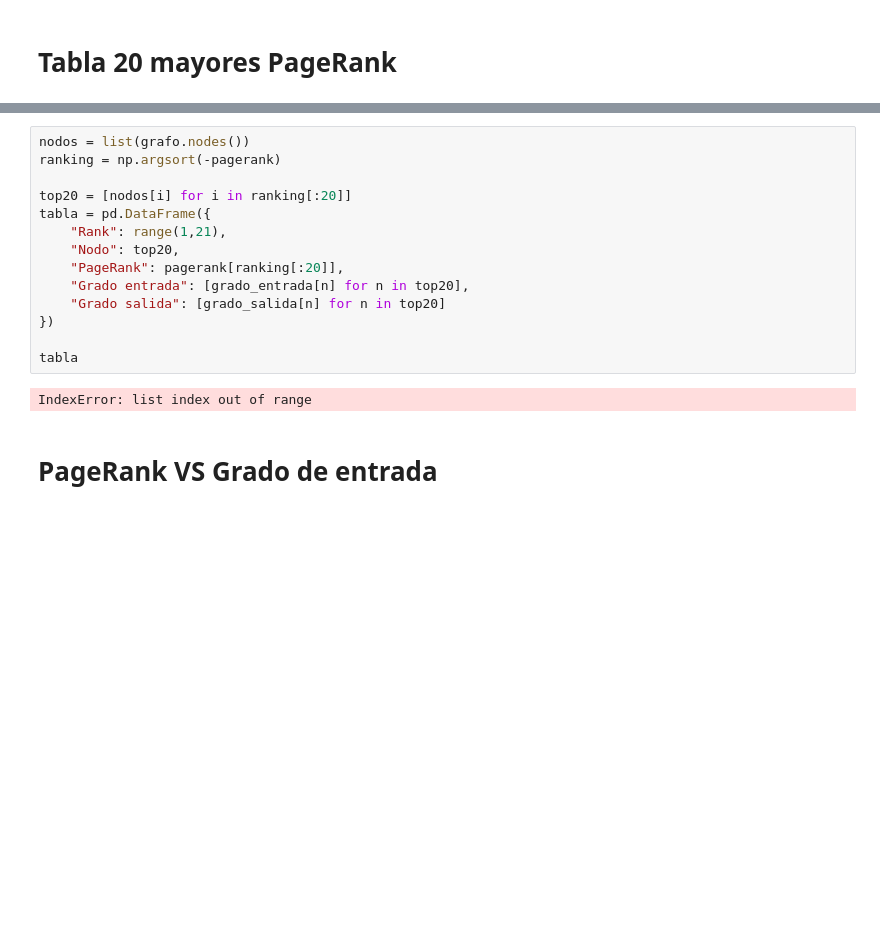
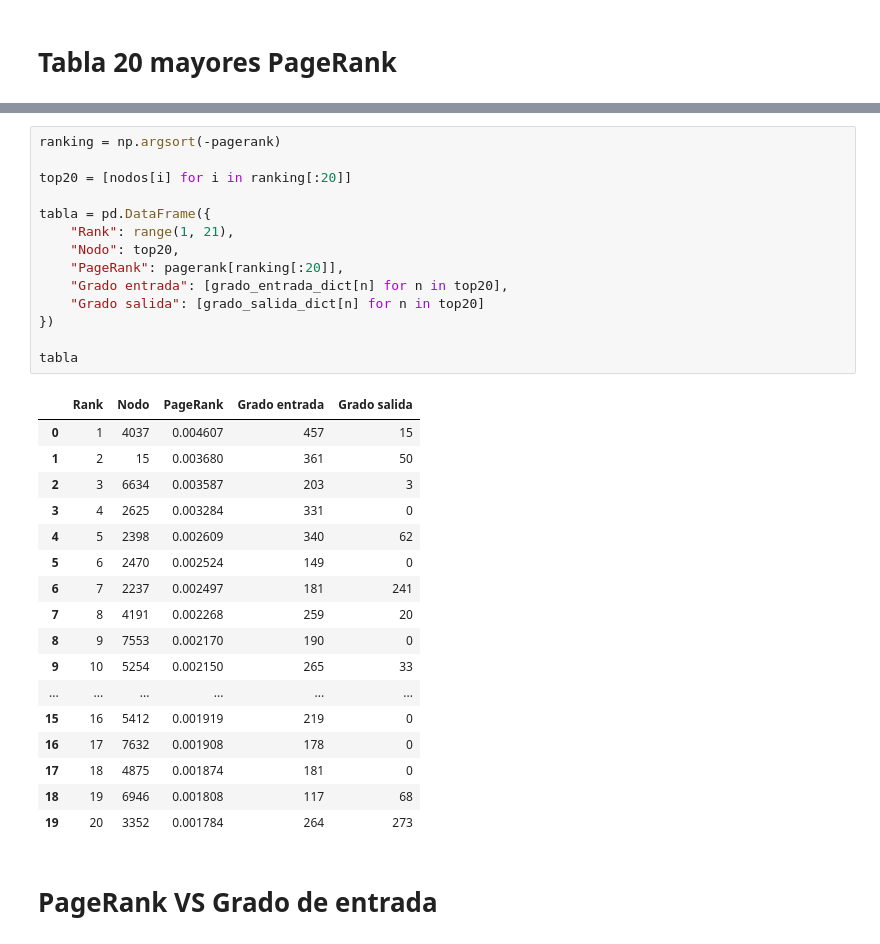
Before and after one commit to erzea1609/Proyecto-2-algebra-lineal-avanzada, a Jupyter notebook: Proyecto_2_Algebra_final.ipynb, the cells around one changed output, grey strips where cells are left out. Drawn from its saved outputs; the diff is of its cells as text; blank space fills up the shorter version.

```diff
--- a/Proyecto_2_Algebra_final.ipynb
+++ b/Proyecto_2_Algebra_final.ipynb
@@ -262,19 +273,35 @@ print(np.min(pagerank))
 # %%
-nodos = list(grafo.nodes())
 ranking = np.argsort(-pagerank)
 
 top20 = [nodos[i] for i in ranking[:20]]
+
 tabla = pd.DataFrame({
-    "Rank": range(1,21),
+    "Rank": range(1, 21),
     "Nodo": top20,
     "PageRank": pagerank[ranking[:20]],
-    "Grado entrada": [grado_entrada[n] for n in top20],
-    "Grado salida": [grado_salida[n] for n in top20]
+    "Grado entrada": [grado_entrada_dict[n] for n in top20],
+    "Grado salida": [grado_salida_dict[n] for n in top20]
 })
 
 tabla
 # %% [output]
-IndexError: list index out of range
+|  | Rank | Nodo | PageRank | Grado entrada | Grado salida |
+| 0 | 1 | 4037 | 0.004607 | 457 | 15 |
+| 1 | 2 | 15 | 0.003680 | 361 | 50 |
+| 2 | 3 | 6634 | 0.003587 | 203 | 3 |
+| 3 | 4 | 2625 | 0.003284 | 331 | 0 |
+| 4 | 5 | 2398 | 0.002609 | 340 | 62 |
+| 5 | 6 | 2470 | 0.002524 | 149 | 0 |
+| 6 | 7 | 2237 | 0.002497 | 181 | 241 |
+| 7 | 8 | 4191 | 0.002268 | 259 | 20 |
+| 8 | 9 | 7553 | 0.002170 | 190 | 0 |
+| 9 | 10 | 5254 | 0.002150 | 265 | 33 |
+| ... | ... | ... | ... | ... | ... |
+| 15 | 16 | 5412 | 0.001919 | 219 | 0 |
+| 16 | 17 | 7632 | 0.001908 | 178 | 0 |
+| 17 | 18 | 4875 | 0.001874 | 181 | 0 |
+| 18 | 19 | 6946 | 0.001808 | 117 | 68 |
+| 19 | 20 | 3352 | 0.001784 | 264 | 273 |
 # %% [markdown]
 # PageRank VS Grado de entrada
 # %%
```
Also changed, not shown: parts of 6 cells of this notebook.
